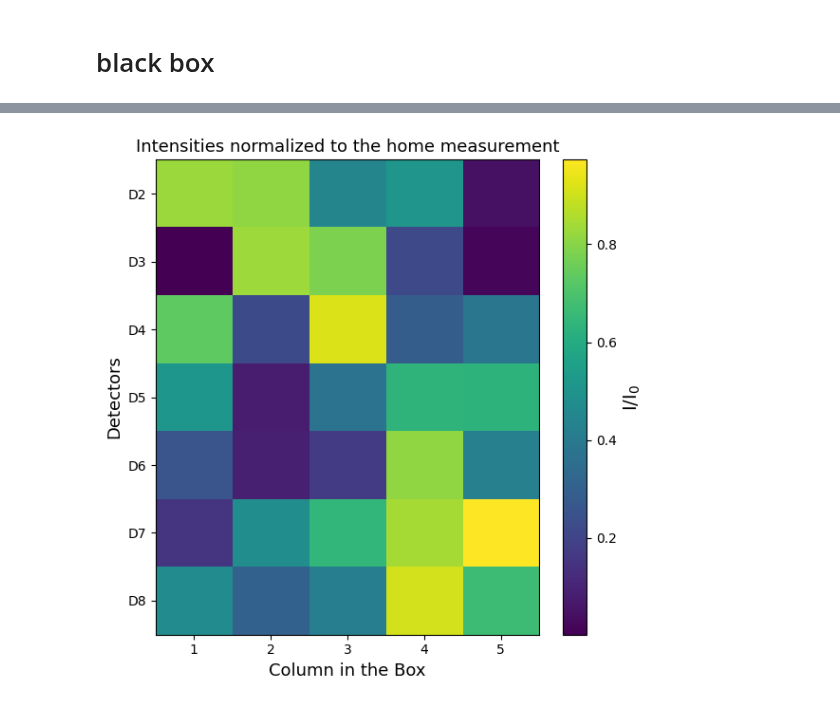
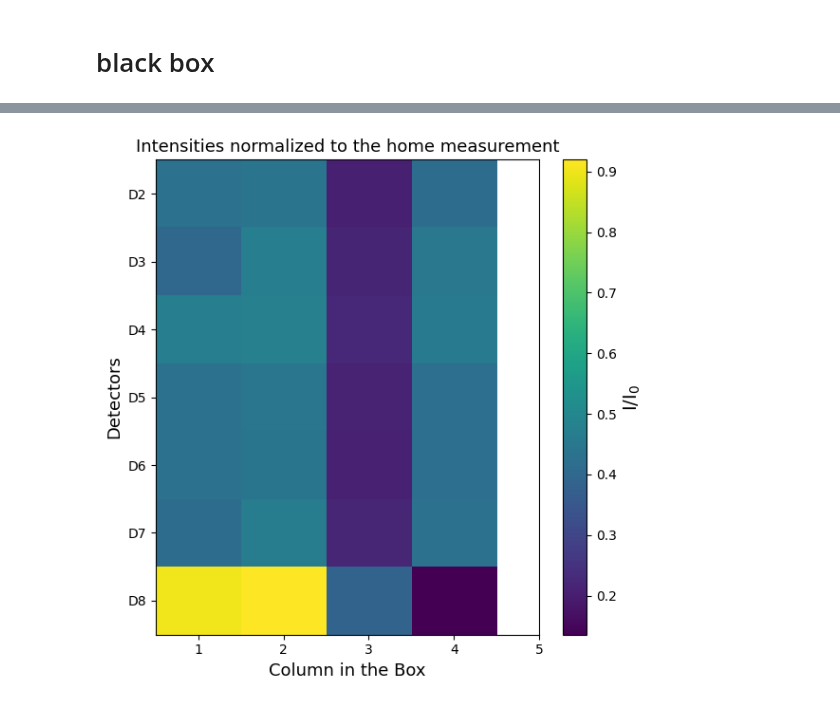
Before and after one commit to b3n3d3tt4/imaging, a Jupyter notebook: analisi.ipynb, the cells around one changed output, grey strips where cells are left out. Cells and saved outputs as stored; diff of their text form; code cells hidden in the pictures.

```diff
--- a/analisi.ipynb
+++ b/analisi.ipynb
@@ -67,39 +67,39 @@ print('Secondo picco:')
 d1norm2 = bbb.normal(d1, xmin=1400, xmax=2000, x1=0, x2=3000, b=int(d1.max()), n=k, plot='no')
 print('______________________________________________________________________________________________________________')
 print('D2 \nPrimo picco')
-d2norm1 = bbb.normal(d2, xmin=600, xmax=950, x1=0, x2=3000, b=int(d1.max()), n=k, plot='no')
+d2norm1 = bbb.normal(d2, xmin=600, xmax=950, x1=0, x2=3000, b=int(d2.max()), n=k, plot='no')
 print('Secondo picco')
-d2norm2 = bbb.normal(d2,  xmin=1750, xmax=2300, x1=0, x2=3000, b=int(d1.max()), n=k, plot='no')
+d2norm2 = bbb.normal(d2,  xmin=1750, xmax=2300, x1=0, x2=3000, b=int(d2.max()), n=k, plot='no')
 print('______________________________________________________________________________________________________________')
 print('D3 \nPrimo Picco')
-d3norm1 = bbb.normal(d3, xmin=170, xmax=300, x1=0, x2=3000, b=int(d1.max()), n=k, plot='no')
+d3norm1 = bbb.normal(d3, xmin=170, xmax=300, x1=0, x2=3000, b=int(d3.max()), n=k, plot='no')
 print('Secondo picco')
-d3norm2 = bbb.normal(d3, xmin=520, xmax=700, x1=0, x2=3000, b=int(d1.max()), n=k, plot='no')
+d3norm2 = bbb.normal(d3, xmin=520, xmax=700, x1=0, x2=3000, b=int(d3.max()), n=k, plot='no')
 print('______________________________________________________________________________________________________________')
 print('D4 \nPrimo picco')
-d4norm1 = bbb.normal(d4, xmin=320, xmax=570, x1=0, x2=3000, b=int(d1.max()), n=k, plot='no')
+d4norm1 = bbb.normal(d4, xmin=320, xmax=570, x1=0, x2=3000, b=int(d4.max()), n=k, plot='no')
 print('Secondo picco')
-d4norm2 = bbb.normal(d4, xmin=1000, xmax=1350, x1=0, x2=3000, b=int(d1.max()), n=k, plot='no')
+d4norm2 = bbb.normal(d4, xmin=1000, xmax=1350, x1=0, x2=3000, b=int(d4.max()), n=k, plot='no')
 print('______________________________________________________________________________________________________________')
 print('D5 \nPrimo picco')
-d5norm1 = bbb.normal(d5, xmin=150, xmax=300, x1=0, x2=3000, b=int(d1.max()), n=k, plot='no')
+d5norm1 = bbb.normal(d5, xmin=150, xmax=300, x1=0, x2=3000, b=int(d5.max()), n=k, plot='no')
 print('Secondo picco')
-d5norm2 = bbb.normal(d5, xmin=480, xmax=680, x1=0, x2=3000, b=int(d1.max()), n=k, plot='no')
+d5norm2 = bbb.normal(d5, xmin=480, xmax=680, x1=0, x2=3000, b=int(d5.max()), n=k, plot='no')
 print('______________________________________________________________________________________________________________')
 print('D5 \nPrimo picco')
-d6norm1 = bbb.normal(d6, xmin=350, xmax=580, x1=0, x2=3000, b=int(d1.max()), n=k, plot='no')
+d6norm1 = bbb.normal(d6, xmin=350, xmax=580, x1=0, x2=3000, b=int(d6.max()), n=k, plot='no')
 print('Secondo picco')
-d6norm2 = bbb.normal(d6, xmin=1100, xmax=1450, x1=0, x2=3000, b=int(d1.max()), n=k, plot='no')
+d6norm2 = bbb.normal(d6, xmin=1100, xmax=1450, x1=0, x2=3000, b=int(d6.max()), n=k, plot='no')
 print('______________________________________________________________________________________________________________')
 print('D5 \nPrimo picco')
-d7norm1 = bbb.normal(d7, xmin=140, xmax=200, x1=0, x2=3000, b=int(d1.max()), n=k, plot='no')
+d7norm1 = bbb.normal(d7, xmin=140, xmax=200, x1=100, x2=300, b=int(d7.max()), n=k, plot='no')
 print('Secondo picco')
-d7norm2 = bbb.normal(d7, xmin=350, xmax=500, x1=0, x2=3000, b=int(d1.max()), n=k, plot='no')
+d7norm2 = bbb.normal(d7, xmin=350, xmax=480, x1=200, x2=800, b=int(d7.max()), n=k, plot='no')
 print('______________________________________________________________________________________________________________')
 print('D5 \nPrimo picco')
-d8norm1 = bbb.normal(d8, xmin=100, xmax=200, x1=0, x2=3000, b=int(d1.max()), n=k, plot='no')
+d8norm1 = bbb.normal(d8, xmin=110, xmax=200, x1=50, x2=250, b=int(d8.max()), n=k, plot='no')
 print('Secondo picco')
-d8norm2 = bbb.normal(d8, xmin=250, xmax=400, x1=0, x2=3000, b=int(d1.max()), n=k, plot='no')
+d8norm2 = bbb.normal(d8, xmin=300, xmax=450, x1=200, x2=500, b=int(d8.max()), n=k, plot='no')
 # %% [output]
 D1
 Compton
@@ -147,7 +147,7 @@ calibrazioneD6 = bbb.linear_regression(xD6, y_calib, sx=sxD6, sy = None, xlabel=
 print('__________________________________________________________________________________________________________')
 xD7 = np.array([d7norm1[0][1], d7norm2[0][1]])
 sxD7 = np.array([d7norm1[1][1], d7norm2[1][1],])
-calibrazioneD7 = bbb.linear_regression(xD7, y_calib, sx=sxD7, sy = None, xlabel='ADC channels', ylabel='Energy [KeV]', titolo='Calibration fit D7', plot='no')
+calibrazioneD7 = bbb.linear_regression(xD7, y_calib, sx=sxD7, sy = None, xlabel='ADC channels', ylabel='Energy [KeV]', titolo='Calibration fit D7', plot='yes')
 print('__________________________________________________________________________________________________________')
 xD8 = np.array([d8norm1[0][1], d8norm2[0][1]])
 sxD8 = np.array([d8norm1[1][1], d8norm2[1][1],])
@@ -510,7 +514,7 @@ d2_1 = np.asarray(d2_pos1['Data_R;1']['Energy'].array() * calibrazioneD2[0] + ca
 d2_2 = np.asarray(d2_pos2['Data_R;1']['Energy'].array() * calibrazioneD2[0] + calibrazioneD2[1])
 d2_3 = np.asarray(d2_pos3['Data_R;1']['Energy'].array() * calibrazioneD2[0] + calibrazioneD2[1])
 d2_4 = np.asarray(d2_pos4['Data_R;1']['Energy'].array() * calibrazioneD2[0] + calibrazioneD2[1])
-d2_box = [d2_1, d2_2, d2_3, d2_4 ]
+
 
 d3_1 = np.asarray(d3_pos1['Data_R;1']['Energy'].array() * calibrazioneD3[0] + calibrazioneD3[1])
 d3_2 = np.asarray(d3_pos2['Data_R;1']['Energy'].array() * calibrazioneD3[0] + calibrazioneD3[1])
@@ -579,27 +683,27 @@ Integrale dell'istogramma nel range [-74.54877344504408, 43.0551521861157] = 209
 # %%
-data = np.random.random((7, 5))  # Sostituisci con i tuoi dati reali
+data = [d2_box, d3_box, d4_box, d5_box, d6_box, d7_box, d8_box]  # Sostituisci con i tuoi dati reali
 
 # Crea la heatmap
 plt.figure(figsize=(6, 6))
 plt.imshow(data, cmap='viridis', aspect='auto')
 
 # Aggiungi etichette agli assi
 plt.xlabel('Column in the Box', fontsize=13)
 plt.ylabel('Detectors', fontsize=13)
 plt.title('Intensities normalized to the home measurement', fontsize=13)
 
 # Aggiungi i nomi dei detector (da D2 a D8)
 plt.yticks(ticks=np.arange(7), labels=[f'D{i}' for i in range(2, 9)])
 plt.xticks(ticks=np.arange(5), labels=[1, 2, 3, 4, 5])
 
 
 # Aggiungi una barra di colore
 cbar = plt.colorbar()
 cbar.set_label(r'I/I$_0$', fontsize=14)
 cbar.ax.tick_params(labelsize=10)
 
 # Mostra il grafico
 plt.tight_layout()
 plt.show()
 # %% [output]
-[figure, old version]
+[figure, new version]
```
Also changed, not shown: parts of 12 cells of this notebook.
